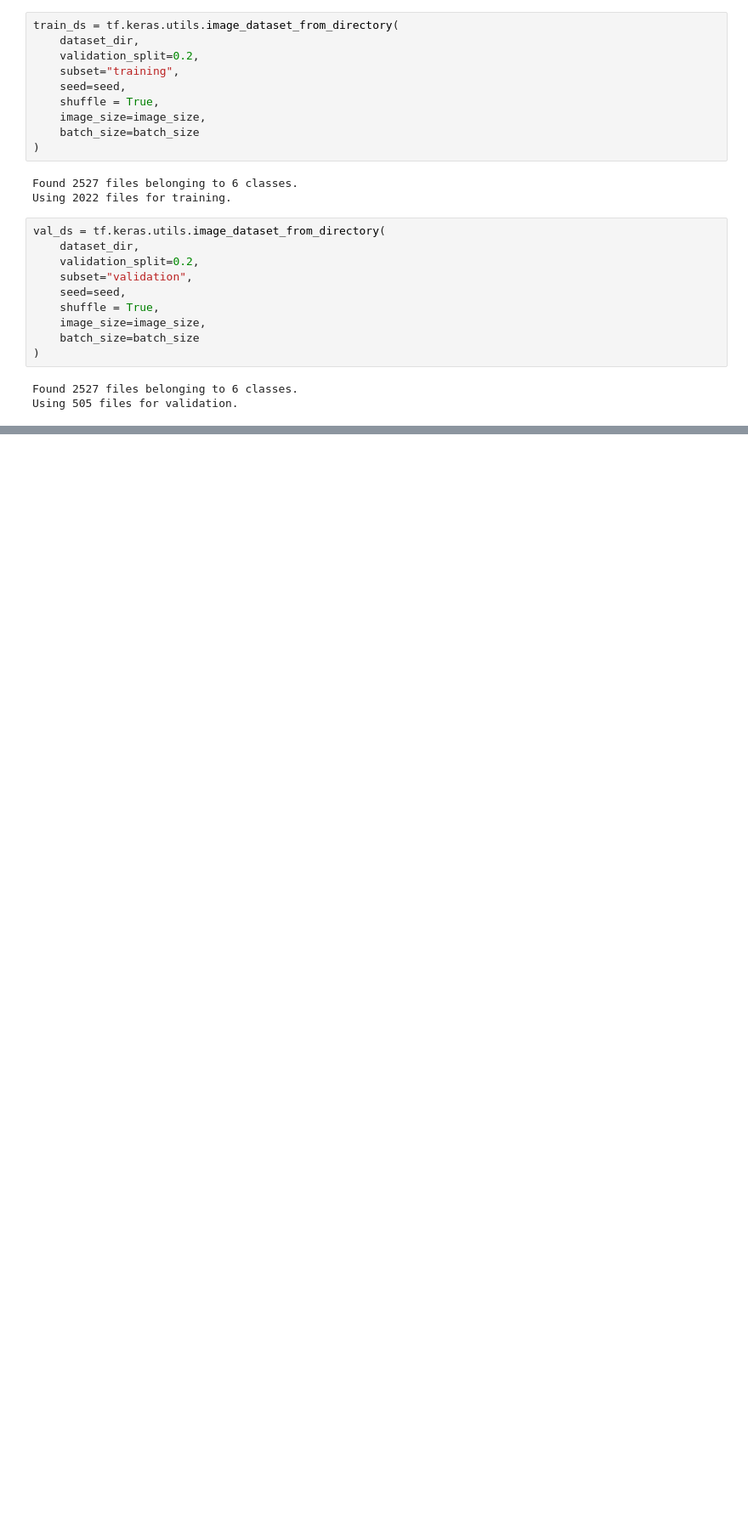
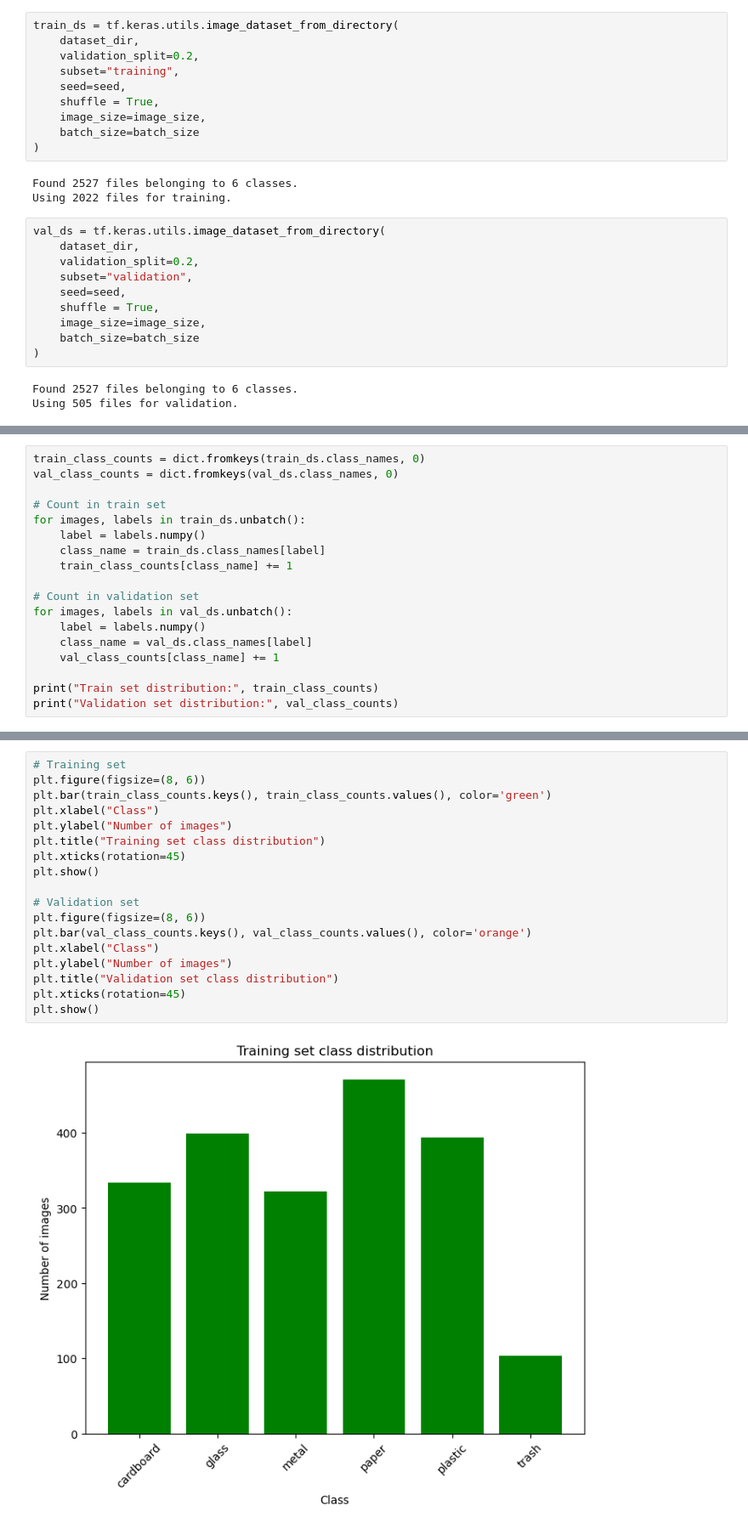
Before and after one commit to sanchita409/Garbage-Classification-Project, a Jupyter notebook: Garbage Classification Project.ipynb, the cells around one changed output, grey strips where cells are left out. Shown at 85% size. Saved outputs shown, nothing was run; the diff lists cells and outputs as text; blank space fills up the shorter version.

```diff
--- a/Garbage Classification Project.ipynb
+++ b/Garbage Classification Project.ipynb
@@ -35,0 +109,18 @@ Using 505 files for validation.
+# %%
+train_class_counts = dict.fromkeys(train_ds.class_names, 0)
+val_class_counts = dict.fromkeys(val_ds.class_names, 0)
+
+# Count in train set
+for images, labels in train_ds.unbatch():
+    label = labels.numpy()
+    class_name = train_ds.class_names[label]
+    train_class_counts[class_name] += 1
+
+# Count in validation set
+for images, labels in val_ds.unbatch():
+    label = labels.numpy()
+    class_name = val_ds.class_names[label]
+    val_class_counts[class_name] += 1
+
+print("Train set distribution:", train_class_counts)
+print("Validation set distribution:", val_class_counts)
@@ -35,0 +130,20 @@ Using 505 files for validation.
+# %%
+# Training set
+plt.figure(figsize=(8, 6))
+plt.bar(train_class_counts.keys(), train_class_counts.values(), color='green')
+plt.xlabel("Class")
+plt.ylabel("Number of images")
+plt.title("Training set class distribution")
+plt.xticks(rotation=45)
+plt.show()
+
+# Validation set
+plt.figure(figsize=(8, 6))
+plt.bar(val_class_counts.keys(), val_class_counts.values(), color='orange')
+plt.xlabel("Class")
+plt.ylabel("Number of images")
+plt.title("Validation set class distribution")
+plt.xticks(rotation=45)
+plt.show()
+# %% [output]
+[figure, added]
```
Also changed, not shown: parts of 11 cells of this notebook.
